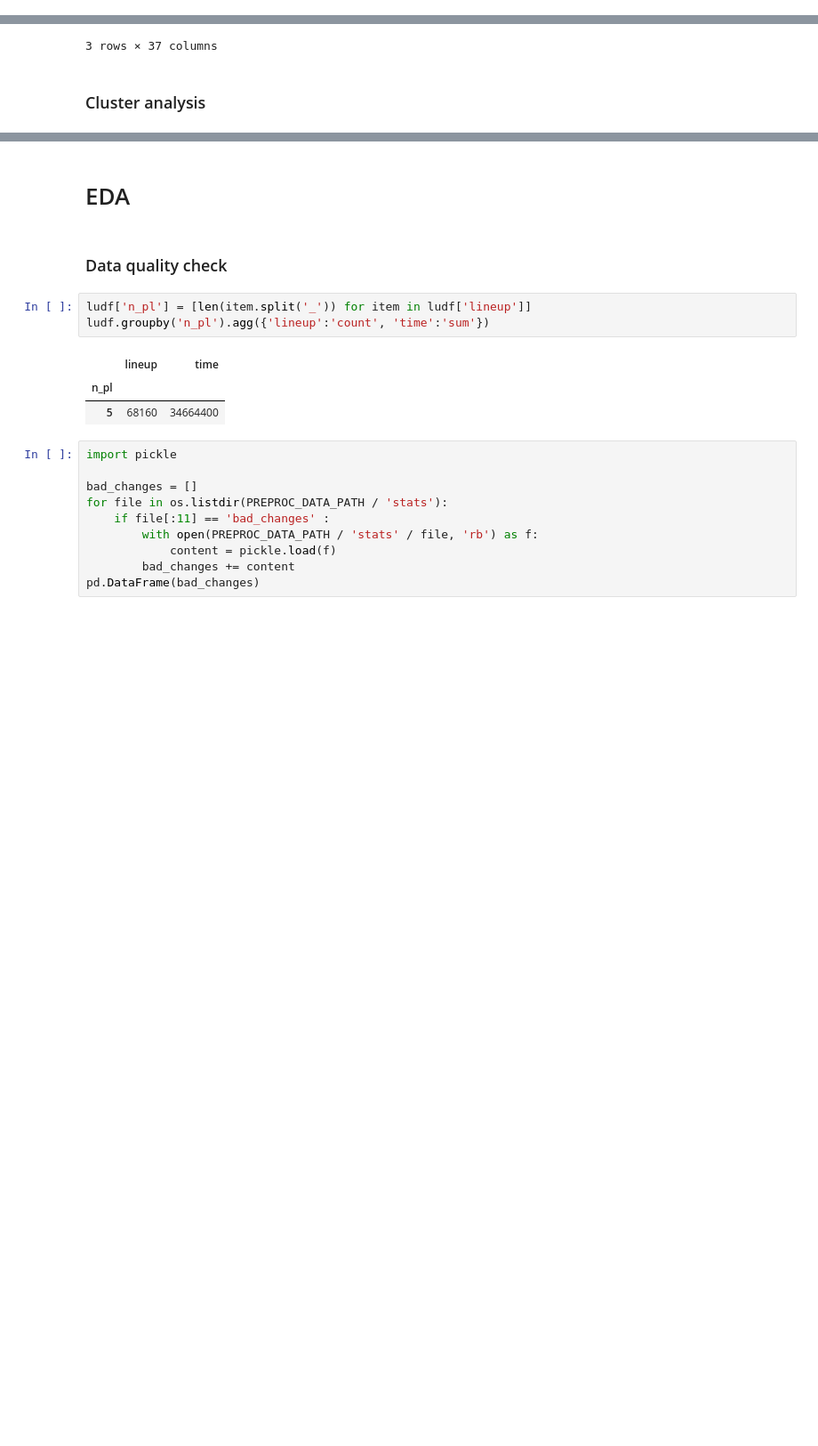
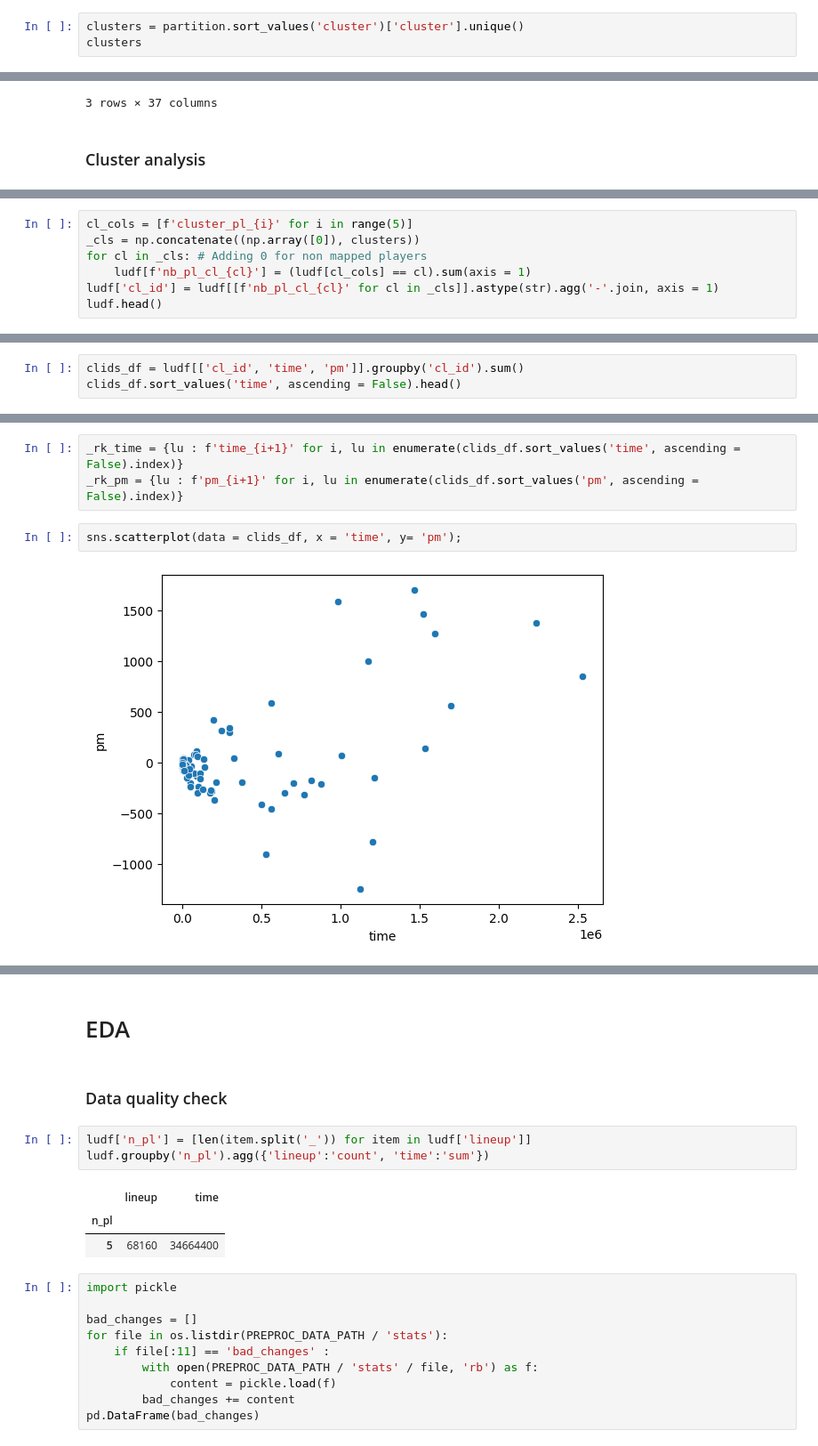
Before and after one commit to arnaud-odet/Roster_Building, a Jupyter notebook: notebooks/pbp.ipynb, the cells around one changed output, grey strips where cells are left out. Shown at 89% size. Drawn from its saved outputs; the diff is of its cells as text; blank space fills up the shorter version.

```diff
--- a/notebooks/pbp.ipynb
+++ b/notebooks/pbp.ipynb
@@ -71,2 +71,5 @@ partition
 | 1629597_2019-20 | 2 |
 2519 rows × 1 columns
+# %%
+clusters = partition.sort_values('cluster')['cluster'].unique()
+clusters
@@ -125,0 +133,7 @@ ludf.head(3)
+# %%
+cl_cols = [f'cluster_pl_{i}' for i in range(5)]
+_cls = np.concatenate((np.array([0]), clusters))
+for cl in _cls: # Adding 0 for non mapped players
+    ludf[f'nb_pl_cl_{cl}'] = (ludf[cl_cols] == cl).sum(axis = 1)
+ludf['cl_id'] = ludf[[f'nb_pl_cl_{cl}' for cl in _cls]].astype(str).agg('-'.join, axis = 1)
+ludf.head()
@@ -141,0 +152,3 @@ ludf
+# %%
+clids_df = ludf[['cl_id', 'time', 'pm']].groupby('cl_id').sum()
+clids_df.sort_values('time', ascending = False).head()
@@ -141,0 +163,7 @@ ludf
+# %%
+_rk_time = {lu : f'time_{i+1}' for i, lu in enumerate(clids_df.sort_values('time', ascending = False).index)}
+_rk_pm = {lu : f'pm_{i+1}' for i, lu in enumerate(clids_df.sort_values('pm', ascending = False).index)}
+# %%
+sns.scatterplot(data = clids_df, x = 'time', y= 'pm');
+# %% [output]
+[figure, added]
```
Also changed, not shown: parts of 22 cells of this notebook, 9 other files.
